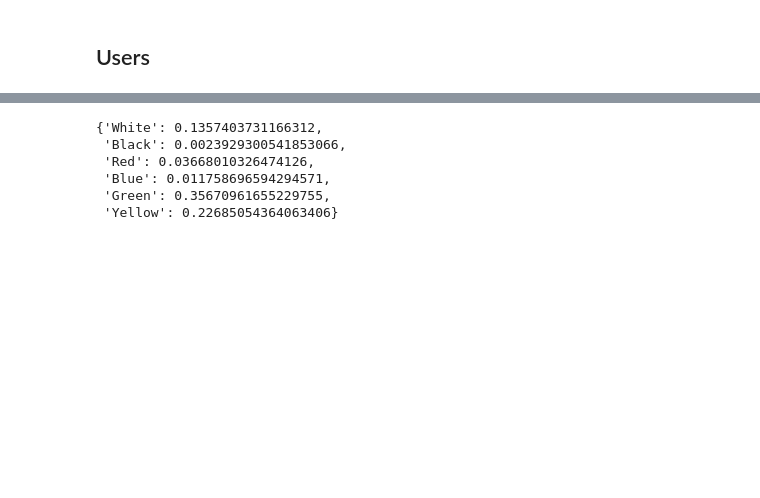
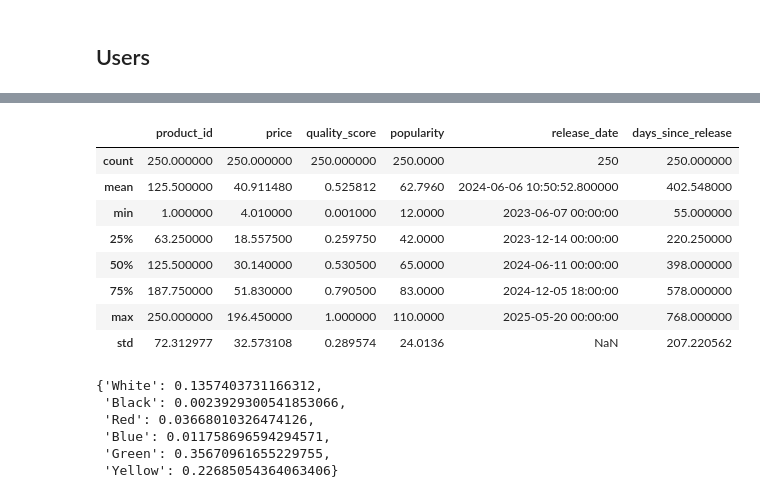
Before and after one commit to ernestknurov/simshop, a Jupyter notebook: notebooks/exploration.ipynb, the cells around one changed output, grey strips where cells are left out. Saved outputs shown, nothing was run; the diff lists cells and outputs as text; code cells hidden in the pictures; blank space fills up the shorter version.

```diff
--- a/notebooks/exploration.ipynb
+++ b/notebooks/exploration.ipynb
@@ -422,6 +422,18 @@ catalog.head()
 | 2 | 3 | Tennis Racket MS## | Sports | Tennis Racket | 23.49 | 0.717 | BrandL | Green | 70 | ... |
 | 3 | 4 | Novel PB## | Books | Novel | 81.27 | 0.112 | BrandI | Black | 27 | ... |
 | 4 | 5 | Lamp BA## | Home | Lamp | 28.42 | 0.029 | BrandE | Black | 17 | ... |
+# %%
+catalog.describe()
+# %% [output]
+|  | product_id | price | quality_score | popularity | release_date | days_since_release |
+| count | 250.000000 | 250.000000 | 250.000000 | 250.0000 | 250 | 250.000000 |
+| mean | 125.500000 | 40.911480 | 0.525812 | 62.7960 | 2024-06-06 10:50:52.800000 | 402.548000 |
+| min | 1.000000 | 4.010000 | 0.001000 | 12.0000 | 2023-06-07 00:00:00 | 55.000000 |
+| 25% | 63.250000 | 18.557500 | 0.259750 | 42.0000 | 2023-12-14 00:00:00 | 220.250000 |
+| 50% | 125.500000 | 30.140000 | 0.530500 | 65.0000 | 2024-06-11 00:00:00 | 398.000000 |
+| 75% | 187.750000 | 51.830000 | 0.790500 | 83.0000 | 2024-12-05 18:00:00 | 578.000000 |
+| max | 250.000000 | 196.450000 | 1.000000 | 110.0000 | 2025-05-20 00:00:00 | 768.000000 |
+| std | 72.312977 | 32.573108 | 0.289574 | 24.0136 | NaN | 207.220562 |
 # %%
 BRANDS = [f"Brand{chr(i)}" for i in range(65, 80)]  # A–O
 COLORS = ["White", "Black", "Red", "Blue", "Green", "Yellow"]
```
Also changed, not shown: parts of 2 cells of this notebook, 5 other files.
